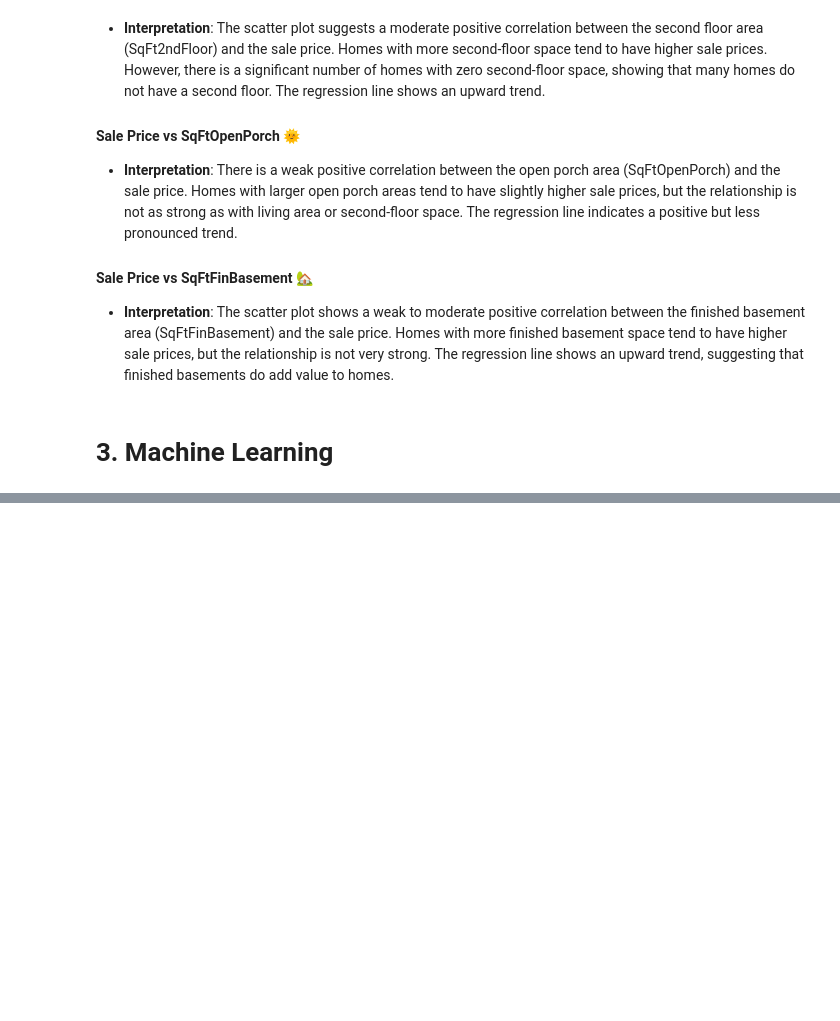
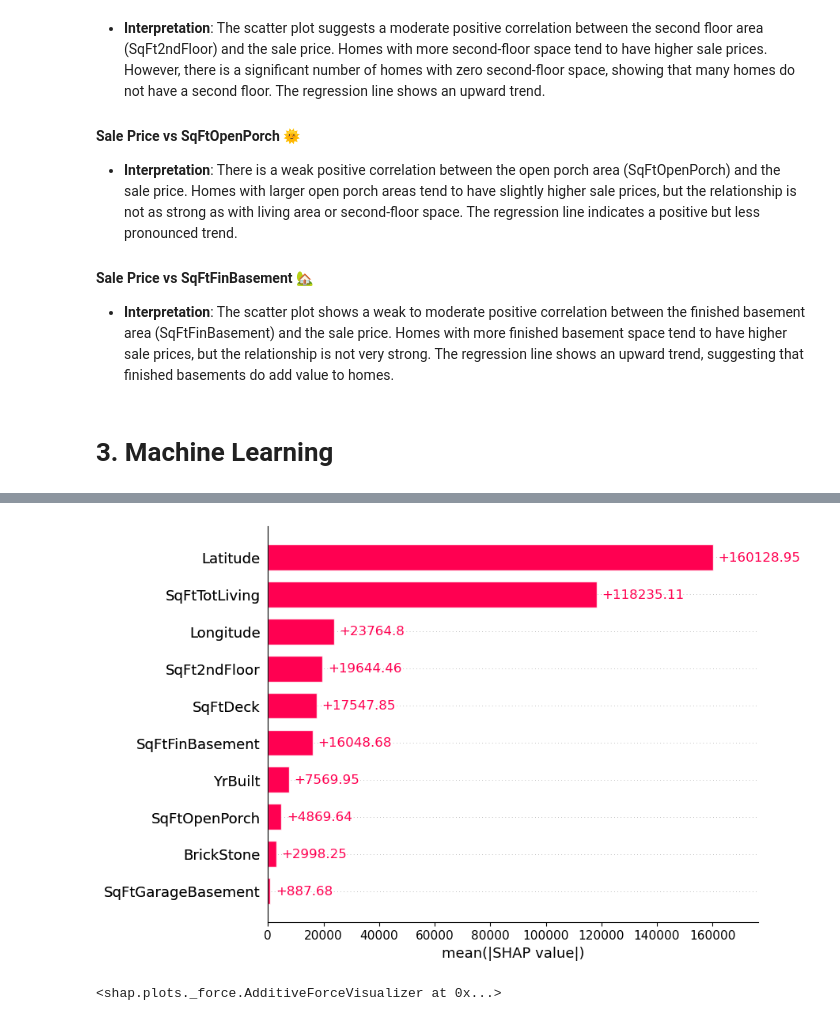
Before and after one commit to shintaronakamura28/Housing_sale_price_prediction, a Jupyter notebook: analysis_using_top_features.ipynb, the cells around one changed output, grey strips where cells are left out. Drawn from its saved outputs; the diff is of its cells as text; code cells hidden in the pictures; blank space fills up the shorter version.

```diff
--- a/analysis_using_top_features.ipynb
+++ b/analysis_using_top_features.ipynb
@@ -401,0 +995,10 @@ Testing data shape: (983, 10)
+# %%
+shap.plots.bar(shap_values)
+# %% [output]
+[figure, added]
+# %%
+
+
+shap.plots.force(shap_values[0])
+# %% [output]
+<shap.plots._force.AdditiveForceVisualizer at 0x...>
```
Also changed, not shown: parts of 39 cells of this notebook.
